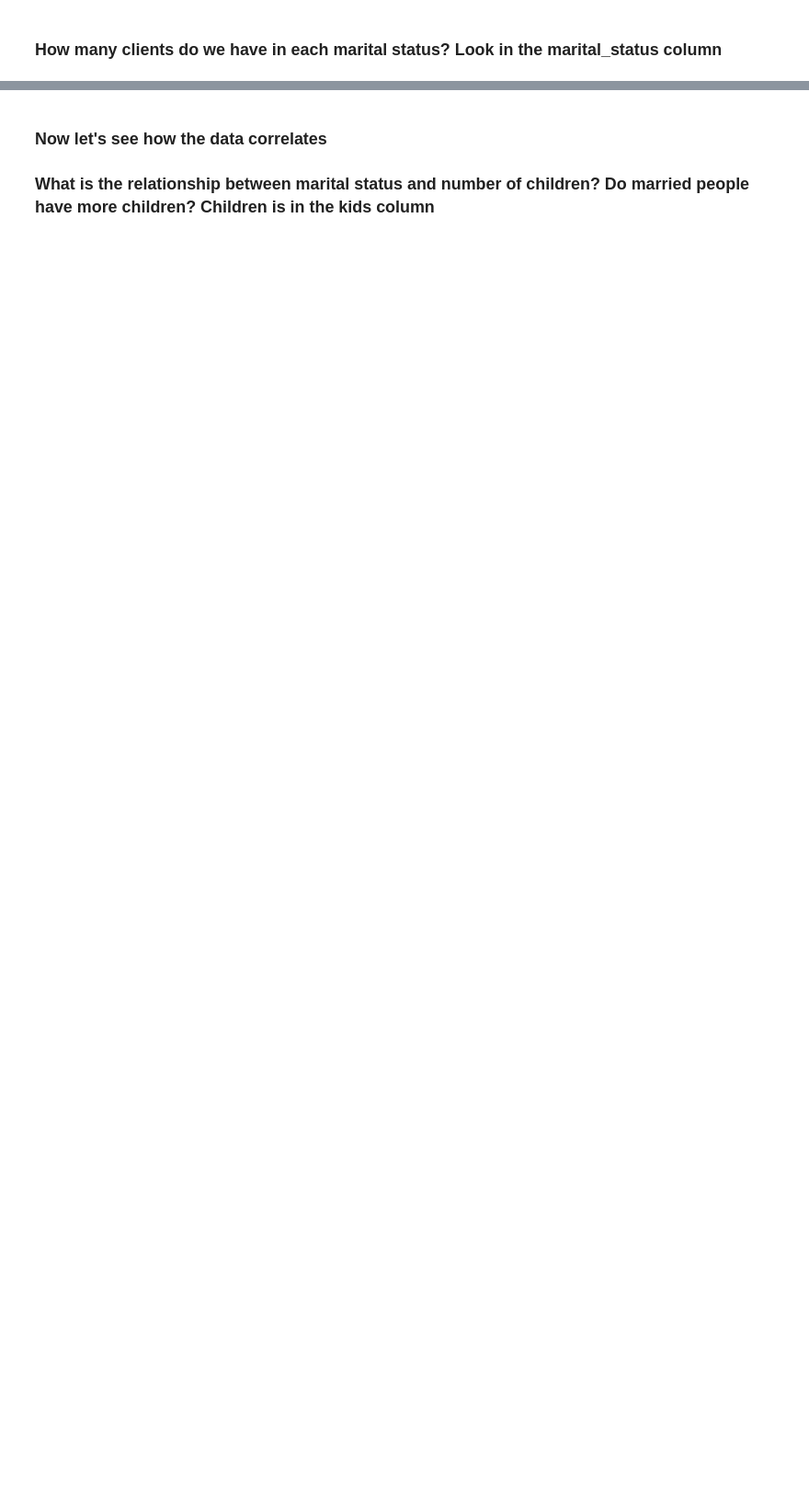
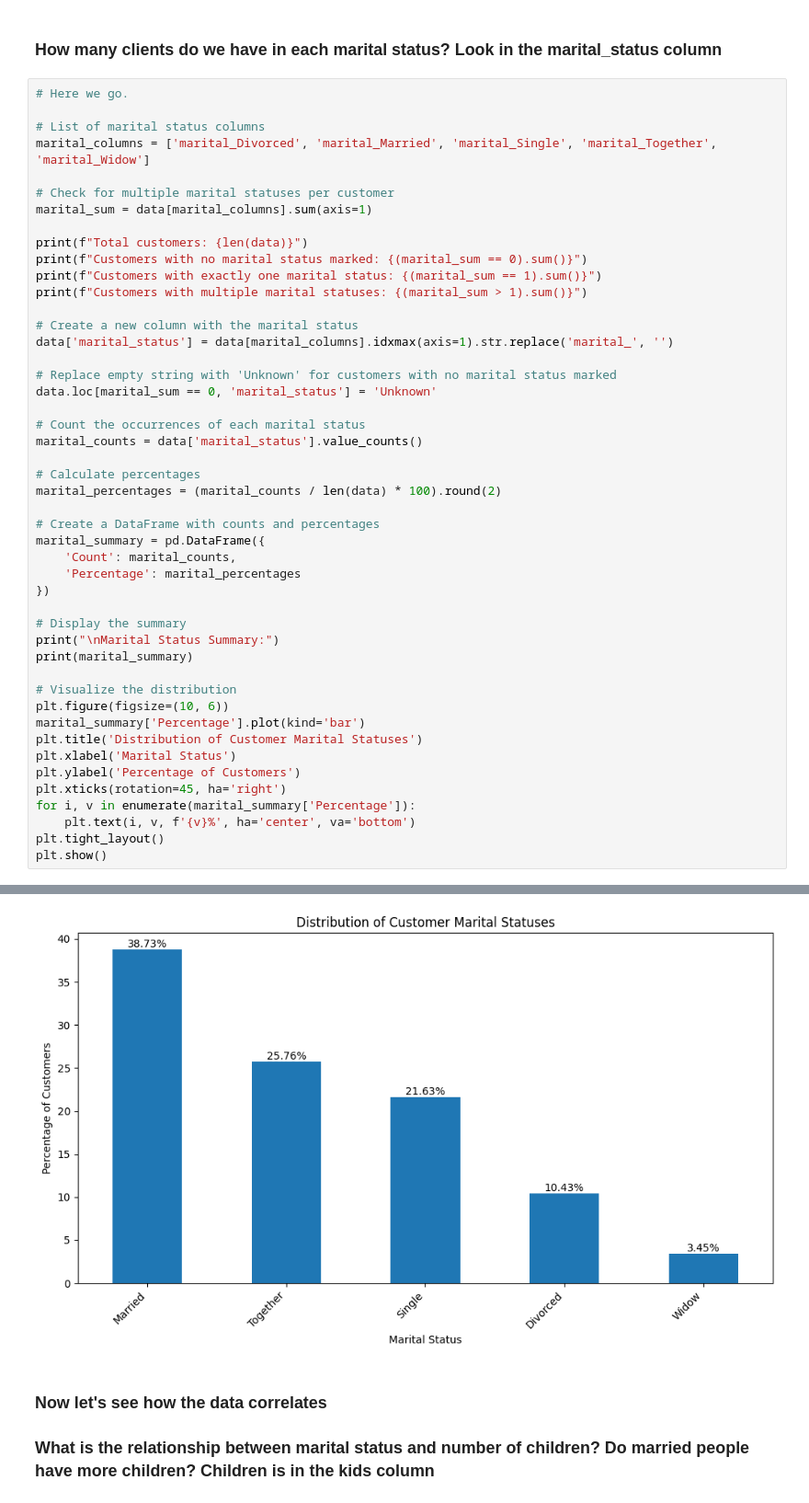
Before and after one commit to racrijoli/statistics, a Jupyter notebook: descriptive statistics module/first_challenge.ipynb, the cells around one changed output, grey strips where cells are left out. Shown: that part at 92% size. Cells and saved outputs as stored; diff of their text form; blank space fills up the shorter version.

```diff
--- a/descriptive statistics module/first_challenge.ipynb
+++ b/descriptive statistics module/first_challenge.ipynb
@@ -261,3 +261,51 @@ Basic          54        2.45
 [figure]
 # %% [markdown]
 ### How many clients do we have in each marital status? Look in the marital_status column
+# %%
+# Here we go.
+
+# List of marital status columns
+marital_columns = ['marital_Divorced', 'marital_Married', 'marital_Single', 'marital_Together', 'marital_Widow']
+
+# Check for multiple marital statuses per customer
+marital_sum = data[marital_columns].sum(axis=1)
+
+print(f"Total customers: {len(data)}")
+print(f"Customers with no marital status marked: {(marital_sum == 0).sum()}")
+print(f"Customers with exactly one marital status: {(marital_sum == 1).sum()}")
+print(f"Customers with multiple marital statuses: {(marital_sum > 1).sum()}")
+
+# Create a new column with the marital status
+data['marital_status'] = data[marital_columns].idxmax(axis=1).str.replace('marital_', '')
+
+# Replace empty string with 'Unknown' for customers with no marital status marked
+data.loc[marital_sum == 0, 'marital_status'] = 'Unknown'
+
+# Count the occurrences of each marital status
+marital_counts = data['marital_status'].value_counts()
+
+# Calculate percentages
+marital_percentages = (marital_counts / len(data) * 100).round(2)
+
+# Create a DataFrame with counts and percentages
+marital_summary = pd.DataFrame({
+    'Count': marital_counts,
+    'Percentage': marital_percentages
+})
+
+# Display the summary
+print("\nMarital Status Summary:")
+print(marital_summary)
+
+# Visualize the distribution
+plt.figure(figsize=(10, 6))
+marital_summary['Percentage'].plot(kind='bar')
+plt.title('Distribution of Customer Marital Statuses')
+plt.xlabel('Marital Status')
+plt.ylabel('Percentage of Customers')
+plt.xticks(rotation=45, ha='right')
+for i, v in enumerate(marital_summary['Percentage']):
+    plt.text(i, v, f'{v}%', ha='center', va='bottom')
+plt.tight_layout()
+plt.show()
+# %% [output]
@@ -264,3 +325,4 @@ Basic          54        2.45
+[figure, added]
 # %% [markdown]
 
 ### Now let's see how the data correlates
```
Also changed, not shown: parts of 4 cells of this notebook.
